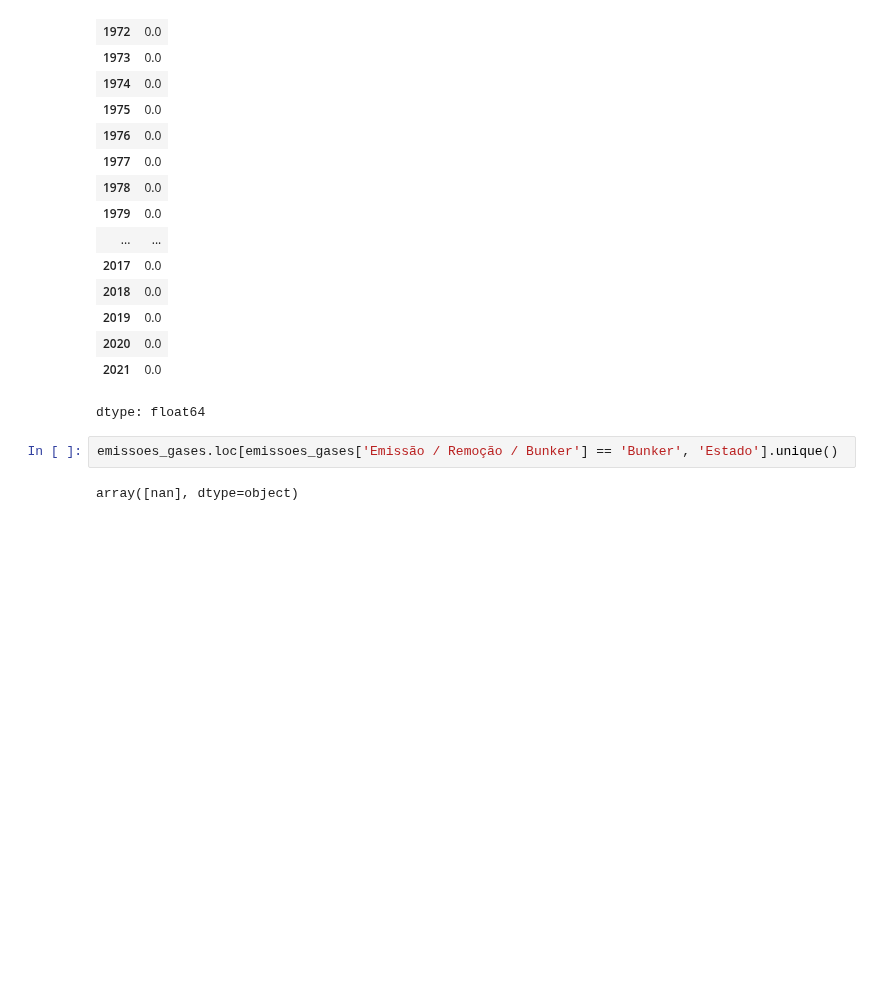
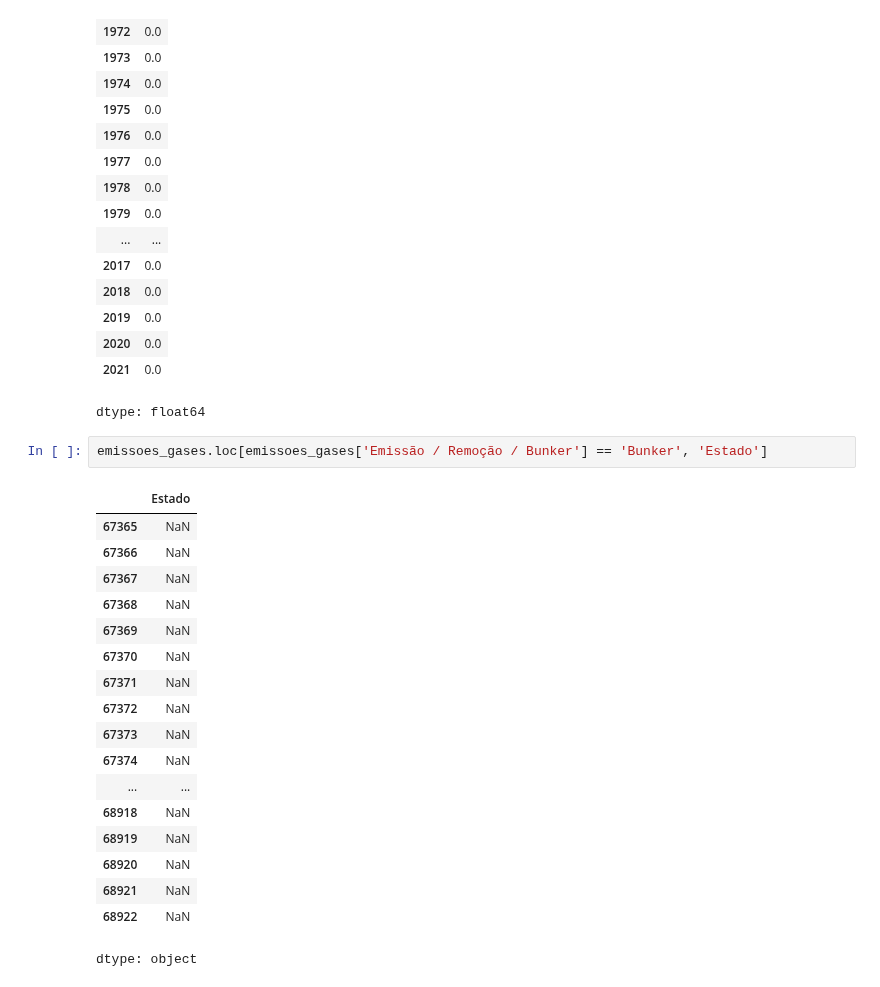
Before and after one commit to carlosclaudinolima/aulaspython, a Jupyter notebook: SEEG_01.ipynb, the cells around one changed output. Cells and saved outputs as stored; diff of their text form; blank space fills up the shorter version.

```diff
--- a/SEEG_01.ipynb
+++ b/SEEG_01.ipynb
@@ -141,6 +141,23 @@ emissoes_gases.loc[emissoes_gases['Emissão / Remoção / Bunker'].isin(['Remoç
 | 2021 | 0.0 |
 dtype: float64
 # %%
-emissoes_gases.loc[emissoes_gases['Emissão / Remoção / Bunker'] == 'Bunker', 'Estado'].unique()
+emissoes_gases.loc[emissoes_gases['Emissão / Remoção / Bunker'] == 'Bunker', 'Estado']
 # %% [output]
+|  | Estado |
+| 67365 | NaN |
+| 67366 | NaN |
+| 67367 | NaN |
+| 67368 | NaN |
+| 67369 | NaN |
+| 67370 | NaN |
+| 67371 | NaN |
+| 67372 | NaN |
+| 67373 | NaN |
+| 67374 | NaN |
+| ... | ... |
+| 68918 | NaN |
+| 68919 | NaN |
+| 68920 | NaN |
+| 68921 | NaN |
+| 68922 | NaN |
-array([nan], dtype=object)
+dtype: object
```
Also changed, not shown: parts of 3 cells of this notebook.
